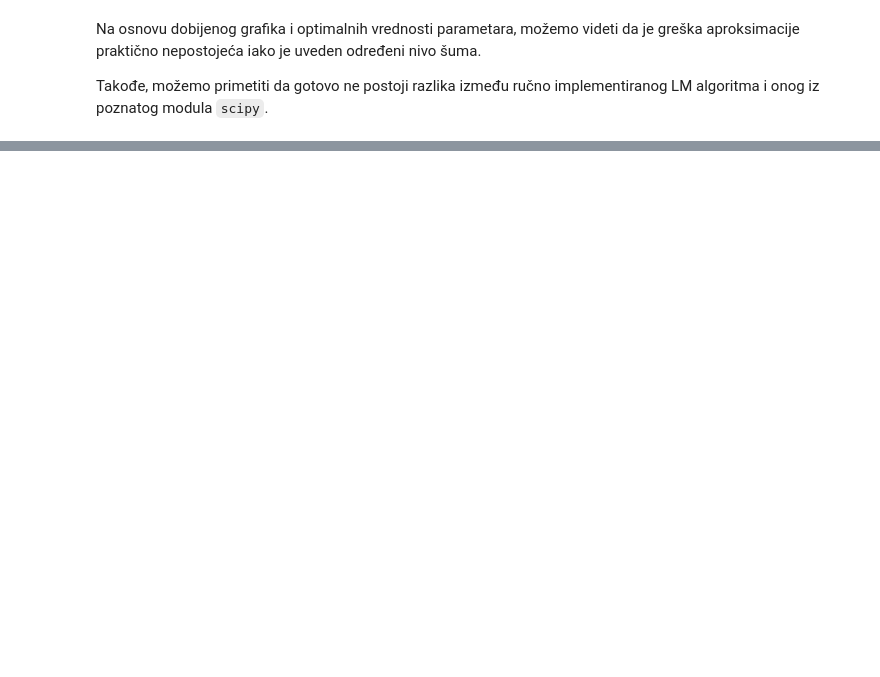
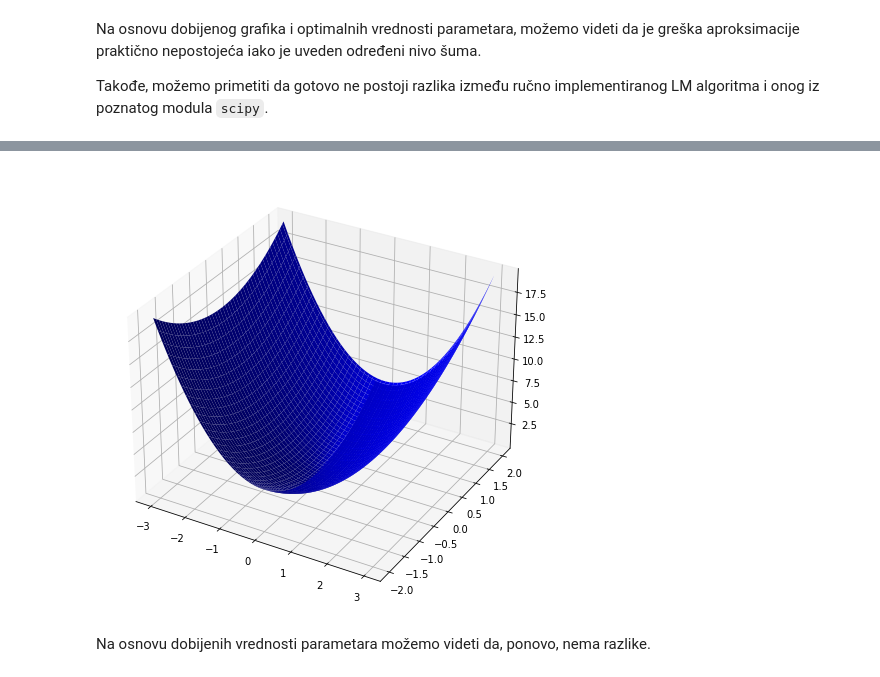
Before and after one commit to 4eyes4u/NIMATF-LevenbergMarquardt, a Jupyter notebook: main.ipynb, the cells around one changed output, grey strips where cells are left out. Saved outputs shown, nothing was run; the diff lists cells and outputs as text; code cells hidden in the pictures; blank space fills up the shorter version.

```diff
--- a/main.ipynb
+++ b/main.ipynb
@@ -310,3 +291,38 @@ plt.legend()
 Na osnovu dobijenog grafika i optimalnih vrednosti parametara, možemo videti da je greška aproksimacije praktično nepostojeća iako je uveden određeni nivo šuma.
 
 Takođe, možemo primetiti da gotovo ne postoji razlika između ručno implementiranog LM algoritma i onog iz poznatog modula `scipy`.
+# %%
+def func_medium(x, a: float, b: float):
+    x = np.atleast_2d(x)
+    return a * x[:, 0] ** 2 + b * x[:, 1] ** 2
+# %%
+target = lambda x: 1.7 * x[:, 0] ** 2 + 1.1 * x[:, 1] ** 2
+x, y = np.meshgrid(np.linspace(-3, 3, num_samples),
+                   np.linspace(-2, 2, num_samples))
+xy = np.stack((x.ravel(), y.ravel()), axis=-1)
+z = target(xy)
+init_params = np.array([1, 1], dtype=np_dtype)
+
+fig = plt.figure()
+axes = fig.add_subplot(projection="3d")
+axes.plot_surface(x, y, z.reshape(num_samples, num_samples), color="blue")
+
+params_scipy = curve_fit(func_medium, xy, z, init_params)[0]
+logger.info(f"scipy: {params_scipy}")
+
+hyperparam_grid = ParameterGrid({"init_lmbd": np.linspace(1e-4, 1e-1, 5)})
+
+results = []
+for hyperparams in hyperparam_grid:
+    logger.info(f"hyperparams: {hyperparams}")
+    params = levenberg_marquardt(func_medium, xy, z, init_params, logger=logger, **hyperparams)
+    curr_error = calc_error(func_medium, xy, z, params)
+    results.append(Result(curr_error, hyperparams, params))
+
+results = sorted(results, key=lambda res: res.error)
+errors = list(map(lambda res: res.error, results))
+logger.info(f"optimal hyperparams: {results[0].hyperparams}")
+
+params_lm = results[0].params
+logger.info(f"levenberg_marquardt: {params_lm}")
+# %% [output]
@@ -312,0 +342,3 @@ Takođe, možemo primetiti da gotovo ne postoji razlika između ručno implement
+[figure, added]
+# %% [markdown]
+Na osnovu dobijenih vrednosti parametara možemo videti da, ponovo, nema razlike.
```
Also changed, not shown: parts of 4 cells of this notebook.
